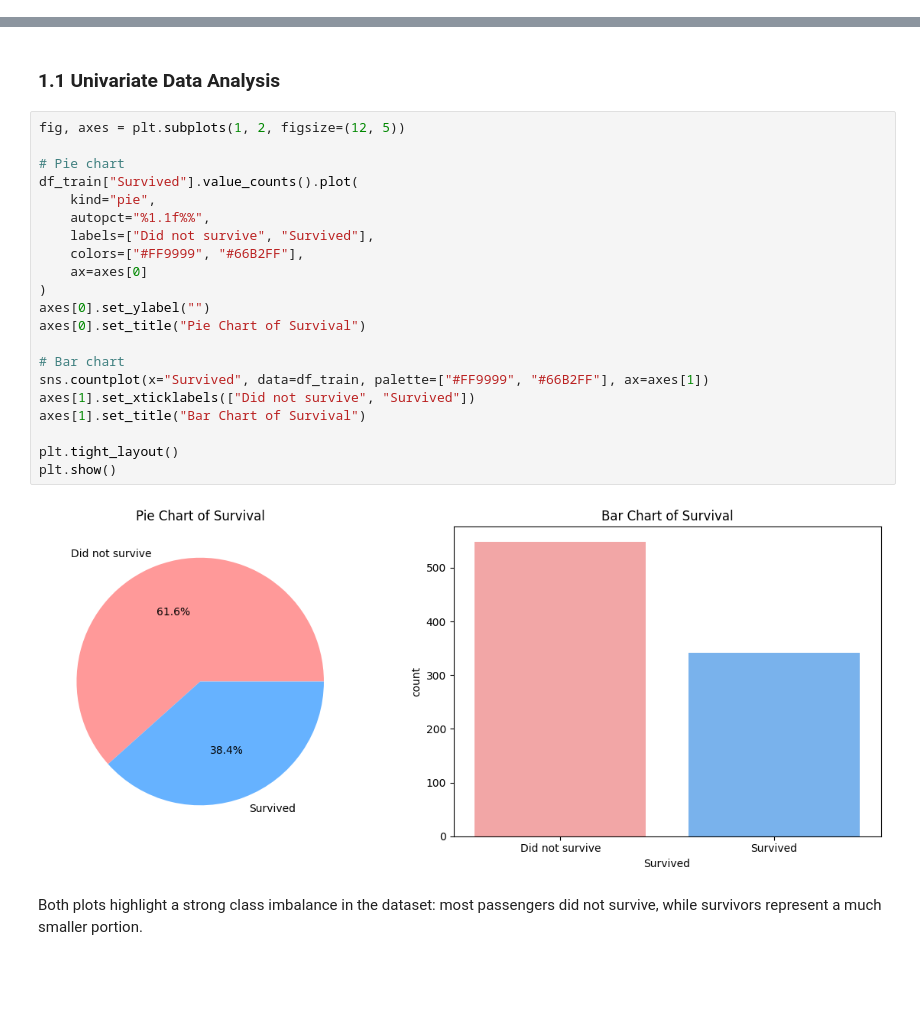
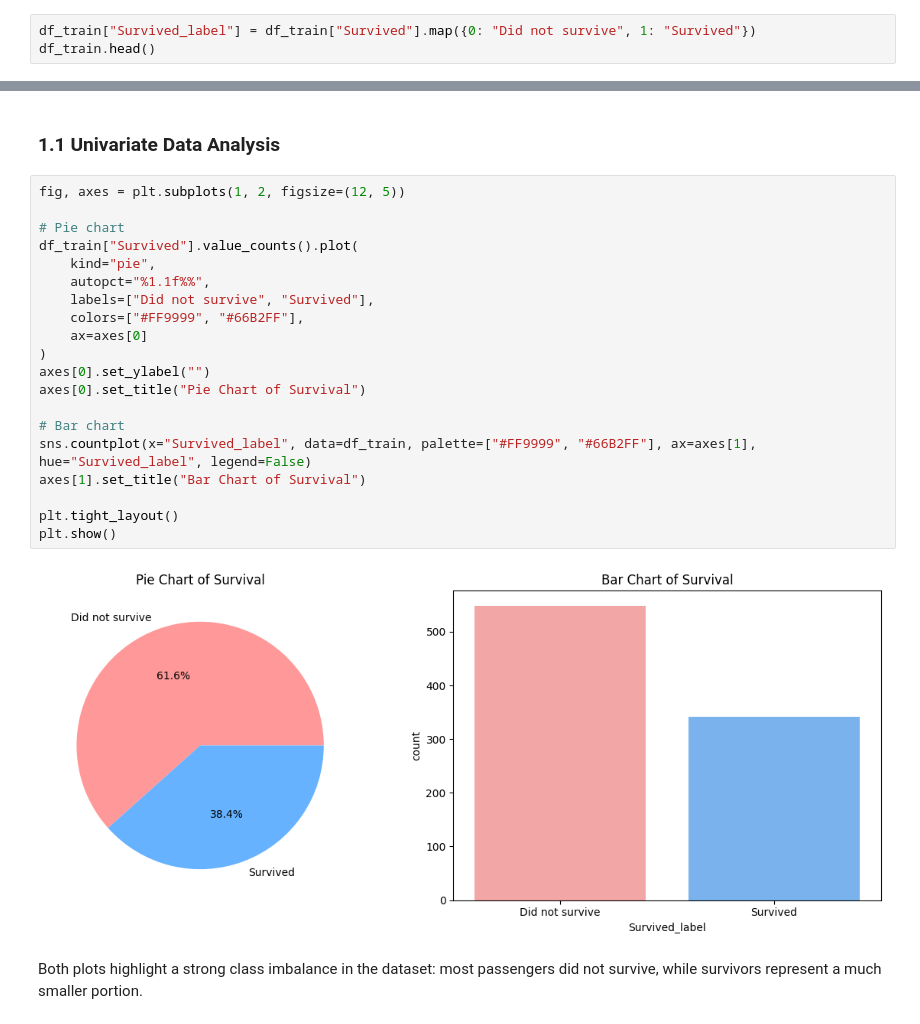
Before and after one commit to fede-giorgi/Transformer_is_All_You_Need, a Jupyter notebook: project.ipynb, the cells around one changed output, grey strips where cells are left out. Saved outputs shown, nothing was run; the diff lists cells and outputs as text; blank space fills up the shorter version.

```diff
--- a/project.ipynb
+++ b/project.ipynb
@@ -70,0 +62,3 @@ df_train.head()
+# %%
+df_train["Survived_label"] = df_train["Survived"].map({0: "Did not survive", 1: "Survived"})
+df_train.head()
@@ -73,26 +74,25 @@ df_train.head()
 # %%
 fig, axes = plt.subplots(1, 2, figsize=(12, 5))
 
 # Pie chart
 df_train["Survived"].value_counts().plot(
     kind="pie",
     autopct="%1.1f%%",
     labels=["Did not survive", "Survived"],
     colors=["#FF9999", "#66B2FF"],
     ax=axes[0]
 )
 axes[0].set_ylabel("")
 axes[0].set_title("Pie Chart of Survival")
 
 # Bar chart
-sns.countplot(x="Survived", data=df_train, palette=["#FF9999", "#66B2FF"], ax=axes[1])
-axes[1].set_xticklabels(["Did not survive", "Survived"])
+sns.countplot(x="Survived_label", data=df_train, palette=["#FF9999", "#66B2FF"], ax=axes[1],  hue="Survived_label", legend=False)
 axes[1].set_title("Bar Chart of Survival")
 
 plt.tight_layout()
 plt.show()
 # %% [output]
-[figure, old version]
+[figure, new version]
 # %% [markdown]
 Both plots highlight a strong class imbalance in the dataset: most passengers did not survive, while survivors represent a much smaller portion.
 # %%
```
Also changed, not shown: parts of 17 cells of this notebook.
